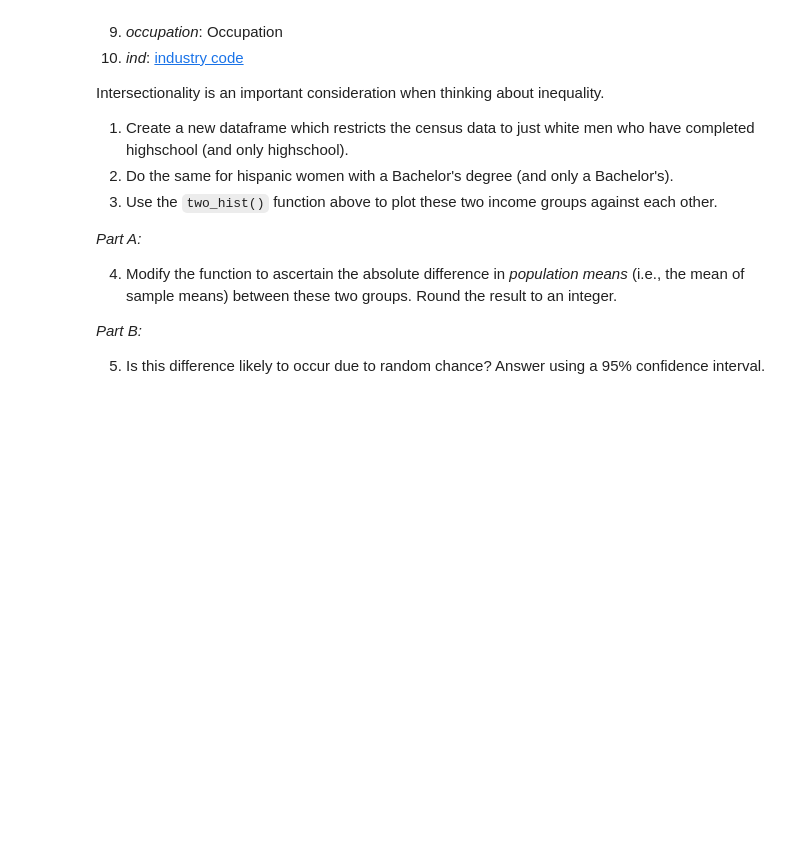
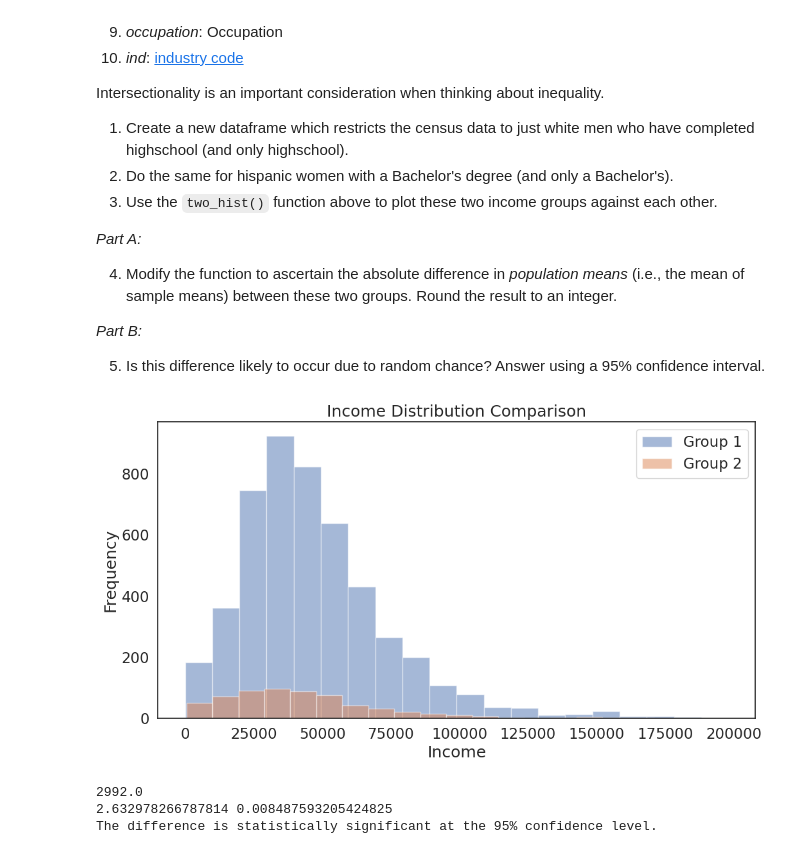
Before and after one commit to iliza5522/QM22, a Jupyter notebook: notebooks/W05. Distributions and Basic Statistics.ipynb, the cells around one changed output. Saved outputs shown, nothing was run; the diff lists cells and outputs as text; code cells hidden in the pictures; blank space fills up the shorter version.

```diff
--- a/notebooks/W05. Distributions and Basic Statistics.ipynb
+++ b/notebooks/W05. Distributions and Basic Statistics.ipynb
@@ -536,3 +541,60 @@ Intersectionality is an important consideration when thinking about inequality.
 *Part B:*
 
 5. Is this difference likely to occur due to random chance? Answer using a 95% confidence interval.
+# %%
+filtered_df = df[(df['sex'] == 1) &
+                 (df['race'] == 1) &
+                 (df['sch'] == 12)]
+
+hispanic_women_ba = df[(df['sex'] == 2) &
+                       (df['race'] == 3) &
+                       (df['sch'] == 16)]
+
+def two_hist(df1, df2, column_name, xlabel, title):
+  import matplotlib.pyplot as plt
+
+  plt.figure(figsize=(12, 6))
+
+  # Histogram for the first group
+  plt.hist(df1[column_name], bins=20, alpha=0.5, label='Group 1')
+
+  # Histogram for the second group
+  plt.hist(df2[column_name], bins=20, alpha=0.5, label='Group 2')
+
+  plt.xlabel(xlabel)
+  plt.ylabel('Frequency')
+  plt.title(title)
+  plt.legend()
+  plt.show()
+
+two_hist(filtered_df, hispanic_women_ba, 'incwage', 'Income', 'Income Distribution Comparison')
+
+import statistics
+
+mean_white_men_hs = filtered_df['incwage'].mean()
+mean_hispanic_women_ba = hispanic_women_ba['incwage'].mean()
+
+mean_white_men_hs = statistics.mean(filtered_df['incwage'])
+mean_hispanic_women_ba = statistics.mean(hispanic_women_ba['incwage'])
+
+absolute_difference = abs(mean_white_men_hs - mean_hispanic_women_ba)
+absolute_difference = round(absolute_difference, 0)
+
+
+print(absolute_difference)
+
+from scipy import stats
+
+t_stat, p_value = stats.ttest_ind(filtered_df['incwage'], hispanic_women_ba['incwage'], equal_var=True)
+
+print(t_stat, p_value)
+
+if p_value < 0.05:
+  print("The difference is statistically significant at the 95% confidence level.")
+else:
+  print("The difference is likely due to random chance.")
+# %% [output]
+[figure, added]
+2992.0
+2.632978266787814 0.008487593205424825
+The difference is statistically significant at the 95% confidence level.
```
Also changed, not shown: parts of 16 cells of this notebook.
